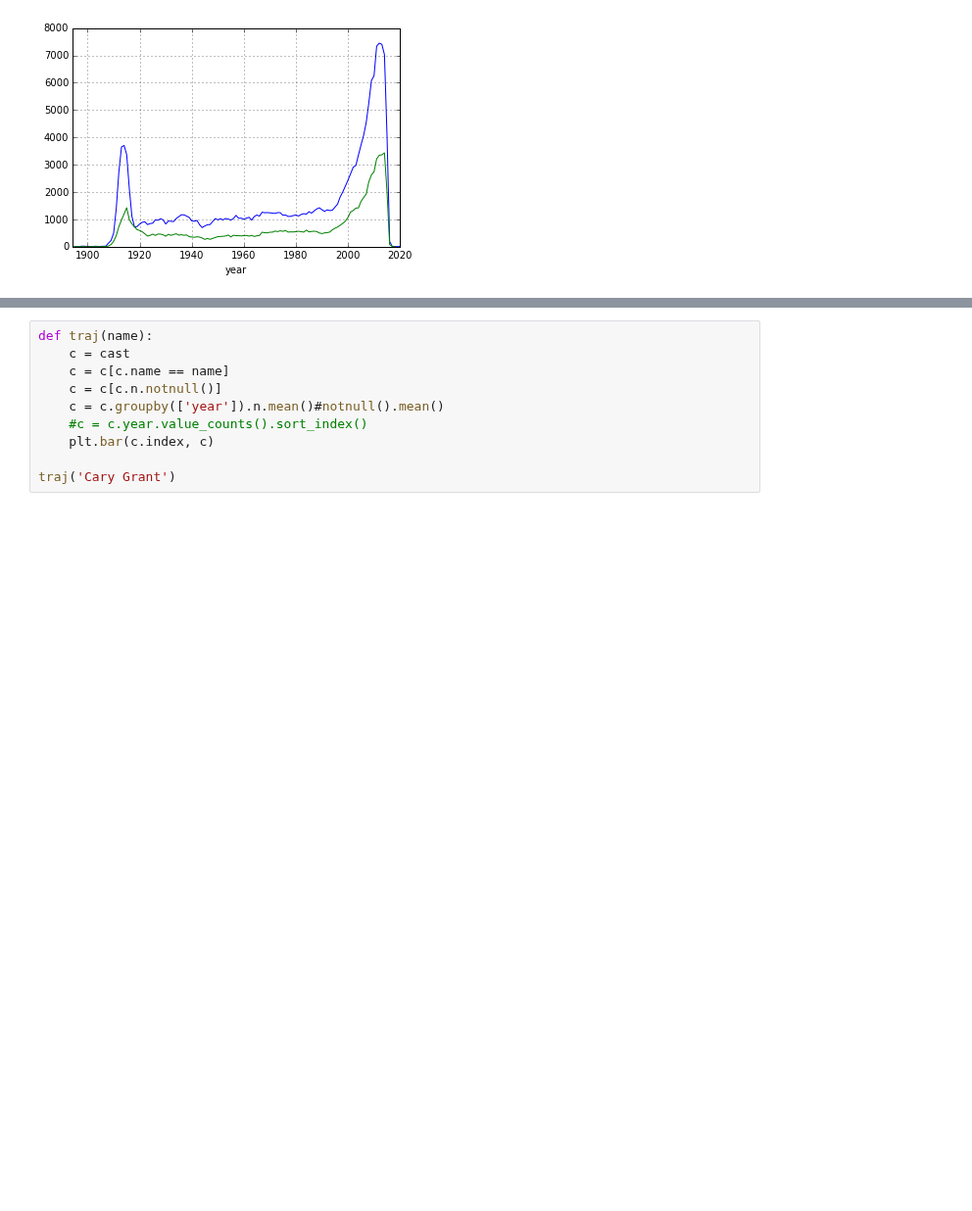
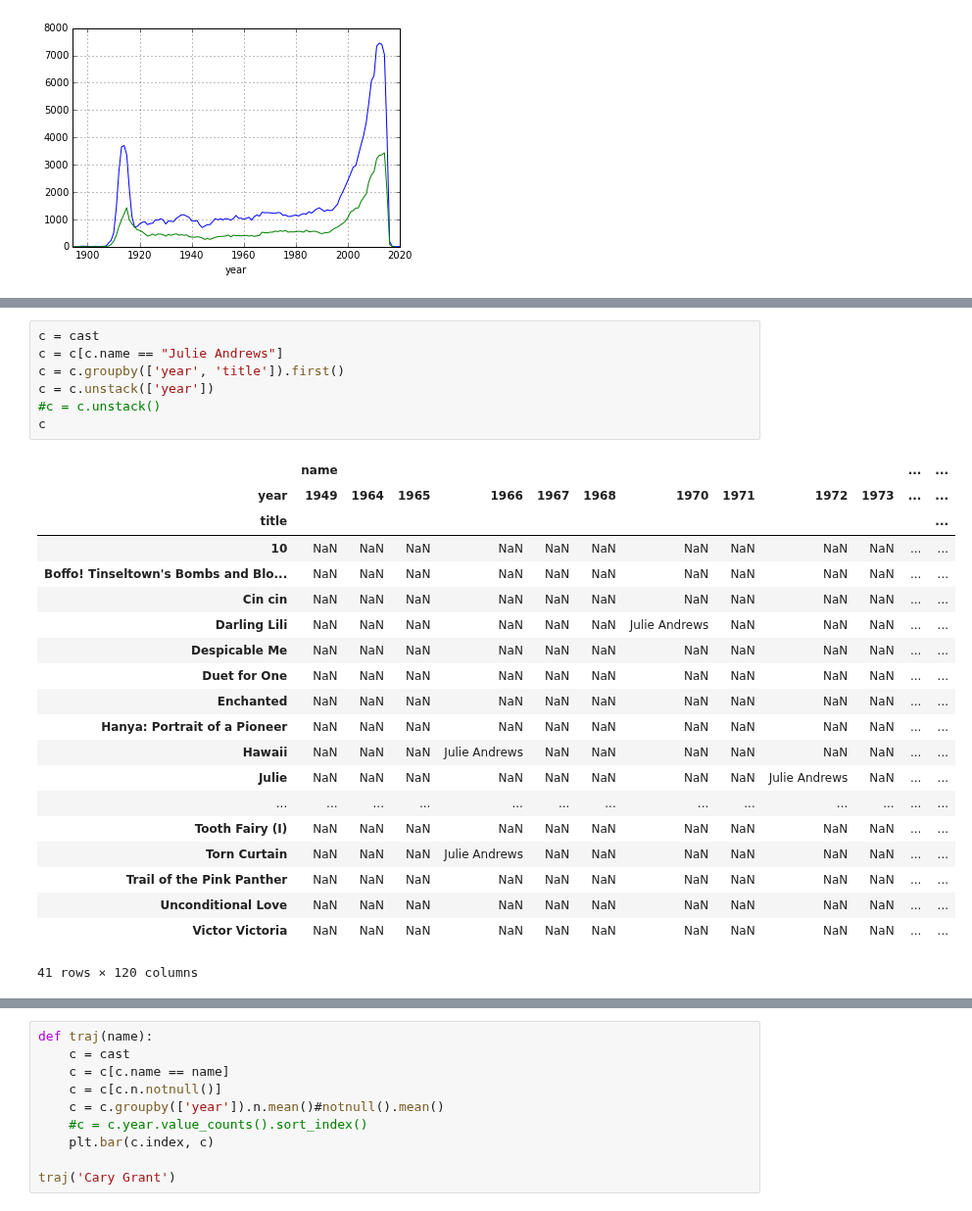
Before and after one commit to brandon-rhodes/pycon-pandas-tutorial, a Jupyter notebook: Solutions-3.ipynb, the cells around one changed output, grey strips where cells are left out. Shown at 98% size. Cells and saved outputs as stored; diff of their text form; blank space fills up the shorter version.

```diff
--- a/Solutions-3.ipynb
+++ b/Solutions-3.ipynb
@@ -127,2 +181,30 @@ f.plot()
+# %%
+c = cast
+c = c[c.name == "Julie Andrews"]
+c = c.groupby(['year', 'title']).first()
+c = c.unstack(['year'])
+#c = c.unstack()
+c
+# %% [output]
+|  | name |  |  |  |  |  |  |  |  |  | ... | ... |
+| year | 1949 | 1964 | 1965 | 1966 | 1967 | 1968 | 1970 | 1971 | 1972 | 1973 | ... | ... |
+| title |  |  |  |  |  |  |  |  |  |  |  | ... |
+| 10 | NaN | NaN | NaN | NaN | NaN | NaN | NaN | NaN | NaN | NaN | ... | ... |
+| Boffo! Tinseltown's Bombs and Blo... | NaN | NaN | NaN | NaN | NaN | NaN | NaN | NaN | NaN | NaN | ... | ... |
+| Cin cin | NaN | NaN | NaN | NaN | NaN | NaN | NaN | NaN | NaN | NaN | ... | ... |
+| Darling Lili | NaN | NaN | NaN | NaN | NaN | NaN | Julie Andrews | NaN | NaN | NaN | ... | ... |
+| Despicable Me | NaN | NaN | NaN | NaN | NaN | NaN | NaN | NaN | NaN | NaN | ... | ... |
+| Duet for One | NaN | NaN | NaN | NaN | NaN | NaN | NaN | NaN | NaN | NaN | ... | ... |
+| Enchanted | NaN | NaN | NaN | NaN | NaN | NaN | NaN | NaN | NaN | NaN | ... | ... |
+| Hanya: Portrait of a Pioneer | NaN | NaN | NaN | NaN | NaN | NaN | NaN | NaN | NaN | NaN | ... | ... |
+| Hawaii | NaN | NaN | NaN | Julie Andrews | NaN | NaN | NaN | NaN | NaN | NaN | ... | ... |
+| Julie | NaN | NaN | NaN | NaN | NaN | NaN | NaN | NaN | Julie Andrews | NaN | ... | ... |
+| ... | ... | ... | ... | ... | ... | ... | ... | ... | ... | ... | ... | ... |
+| Tooth Fairy (I) | NaN | NaN | NaN | NaN | NaN | NaN | NaN | NaN | NaN | NaN | ... | ... |
+| Torn Curtain | NaN | NaN | NaN | Julie Andrews | NaN | NaN | NaN | NaN | NaN | NaN | ... | ... |
+| Trail of the Pink Panther | NaN | NaN | NaN | NaN | NaN | NaN | NaN | NaN | NaN | NaN | ... | ... |
+| Unconditional Love | NaN | NaN | NaN | NaN | NaN | NaN | NaN | NaN | NaN | NaN | ... | ... |
+| Victor Victoria | NaN | NaN | NaN | NaN | NaN | NaN | NaN | NaN | NaN | NaN | ... | ... |
+41 rows × 120 columns
 # %%
 c = cast
```
Also changed, not shown: parts of 9 cells of this notebook, 3 other files.
